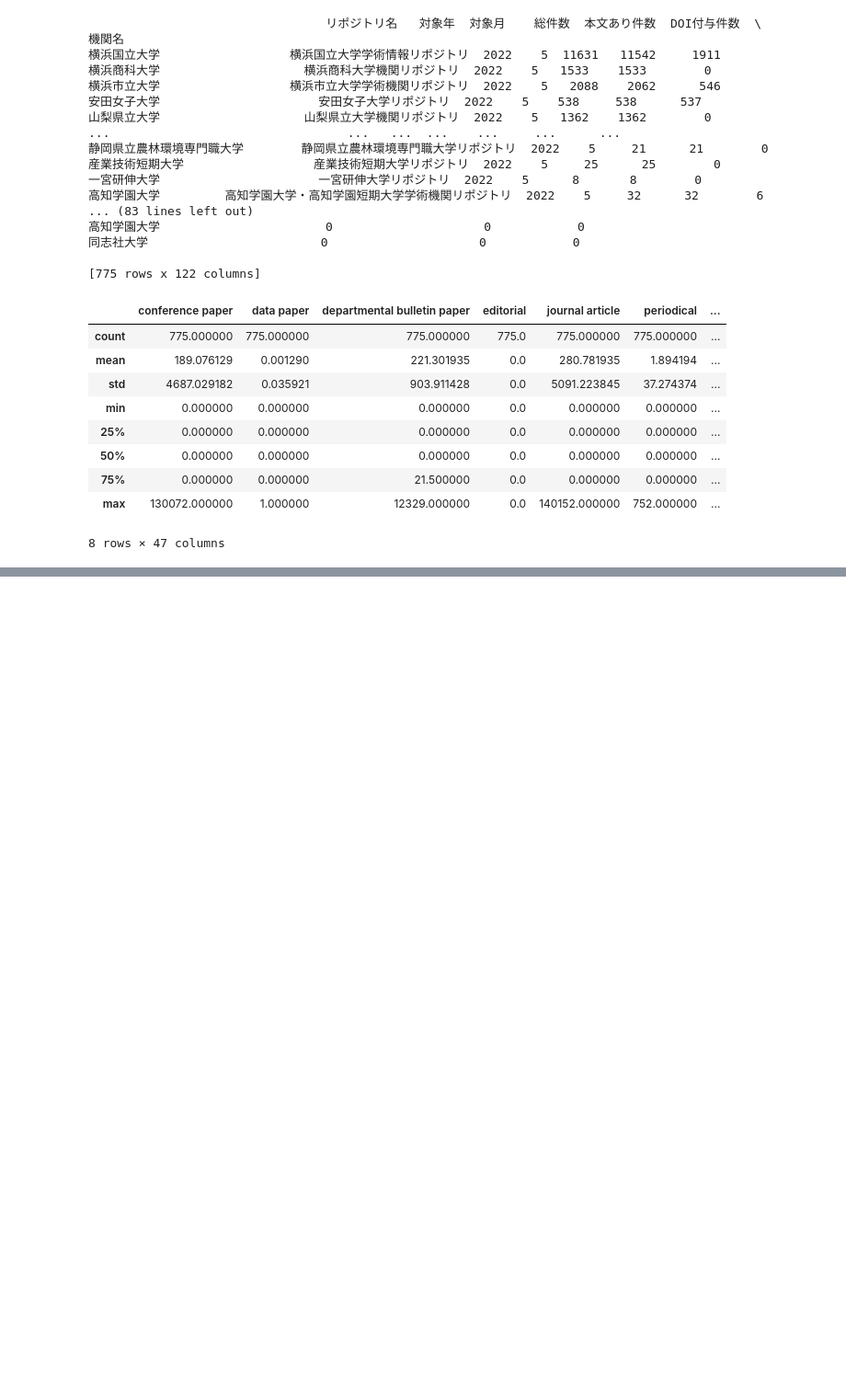
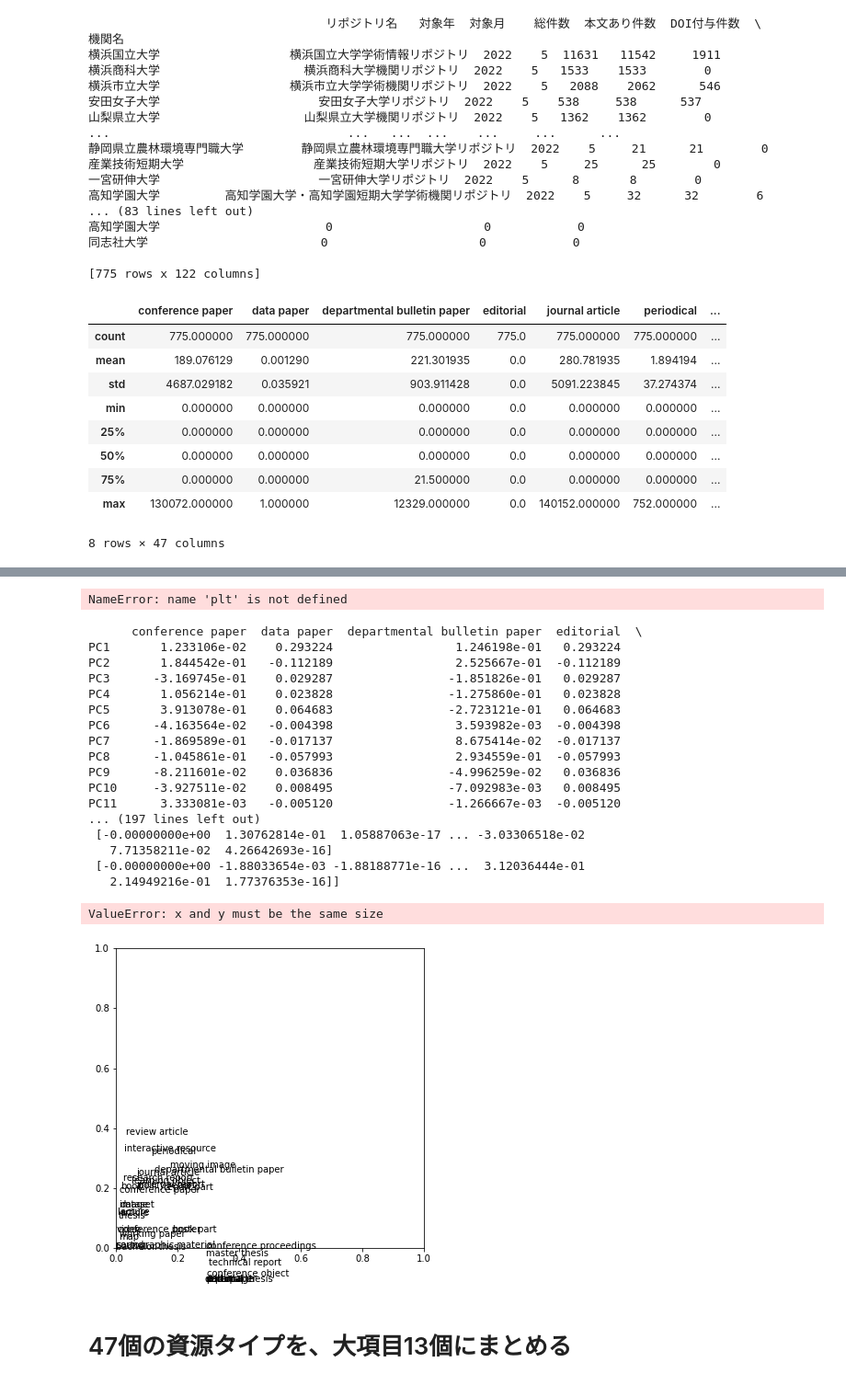
Before and after one commit to wonox/irdbscraping, a Jupyter notebook: irdb.ipynb, the cells around one changed output, grey strips where cells are left out. Shown at 92% size. Cells and saved outputs as stored; diff of their text form; code cells hidden in the pictures; blank space fills up the shorter version.

```diff
--- a/irdb.ipynb
+++ b/irdb.ipynb
@@ -108,3 +331,64 @@ df2205_sabun.describe()        # sample(5)
+# %%
+plt.rcParams["font.family"] = "Meiryo"
+# 主成分得点を求める
+fig, ax = plt.subplots()
+pca_tokuten.plot(0,1,kind='scatter',ax=ax)
+
+plt.figure(figsize=(12,12))
+plt.grid()
+plt.xlabel("PC1")
+plt.ylabel("PC2")
+
+
+for k, v in pca_tokuten.iterrows():
+             plt.annotate(k,xy=(v[0],v[1]),size=8)
+# %% [output]
+NameError: name 'plt' is not defined
+# %%
+# 主成分負荷量を求める
+df_pca = pd.DataFrame(pca_row, columns=pca_col)
+df_pca_vec = pd.DataFrame(pca.components_, columns=df2205_all_std.columns,
+                          index=["PC{}".format(x + 1) for x in range(len(df_pca.columns))])
+print(df_pca_vec)
+
+print(pca.components_[0])
+print(pca.components_)
+
+# 主成分負荷量を図示する
+plt.figure(figsize=(6, 6))
+for x, y, name in zip(pca.components_[0], pca.components_[1], df2205_all.columns[0:]):
+    plt.text(x, y, name)
+plt.scatter(pca.components_[0], pca.components_)
+plt.grid()
+plt.xlabel("PC1")
+plt.ylabel("PC2")
+plt.show()
+
+# ValueError: Shape of passed values is (36, 36), indices imply (36, 47)
+# TypeError: only size-1 arrays can be converted to Python scalars
+# plt.scatter(pca.components_[0], pca.components_)
+# %% [output]
+      conference paper  data paper  departmental bulletin paper  editorial  \
+PC1       1.233106e-02    0.293224                 1.246198e-01   0.293224
+PC2       1.844542e-01   -0.112189                 2.525667e-01  -0.112189
+PC3      -3.169745e-01    0.029287                -1.851826e-01   0.029287
+PC4       1.056214e-01    0.023828                -1.275860e-01   0.023828
+PC5       3.913078e-01    0.064683                -2.723121e-01   0.064683
+PC6      -4.163564e-02   -0.004398                 3.593982e-03  -0.004398
+PC7      -1.869589e-01   -0.017137                 8.675414e-02  -0.017137
+PC8      -1.045861e-01   -0.057993                 2.934559e-01  -0.057993
+PC9      -8.211601e-02    0.036836                -4.996259e-02   0.036836
+PC10     -3.927511e-02    0.008495                -7.092983e-03   0.008495
+PC11      3.333081e-03   -0.005120                -1.266667e-03  -0.005120
+... (197 lines left out)
+ [-0.00000000e+00  1.30762814e-01  1.05887063e-17 ... -3.03306518e-02
+   7.71358211e-02  4.26642693e-16]
+ [-0.00000000e+00 -1.88033654e-03 -1.88188771e-16 ...  3.12036444e-01
+   2.14949216e-01  1.77376353e-16]]
+ValueError: x and y must be the same size
+[figure, added]
+# %% [markdown]
+# 47個の資源タイプを、大項目13個にまとめる
 # %%
 # 列をまとめる
 df2205_all['Kiyou'] = df2205_all['departmental bulletin paper']
```
Also changed, not shown: parts of 40 cells of this notebook.
